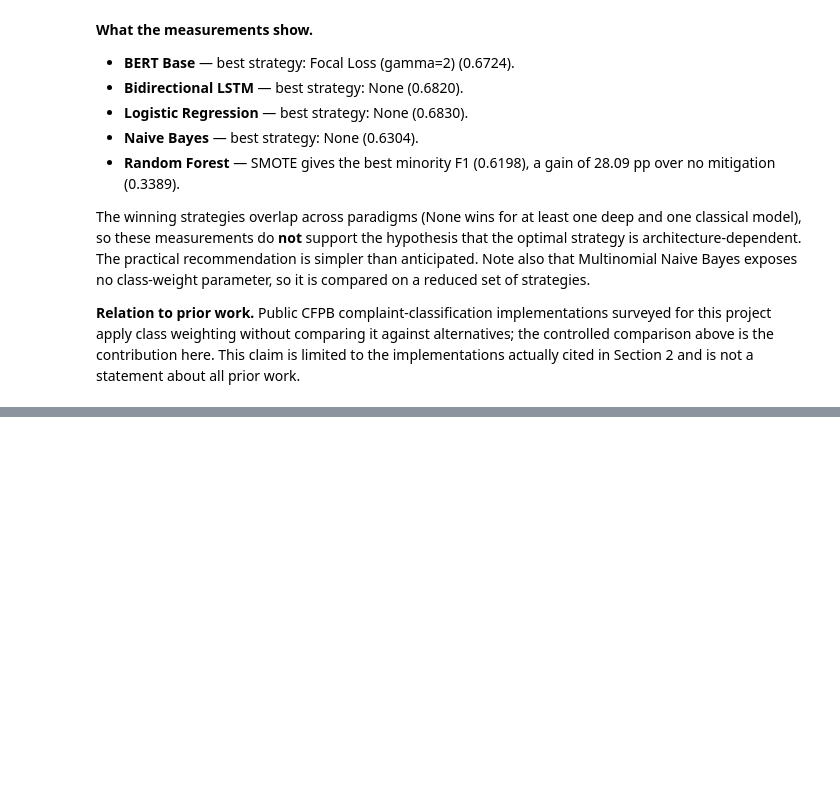
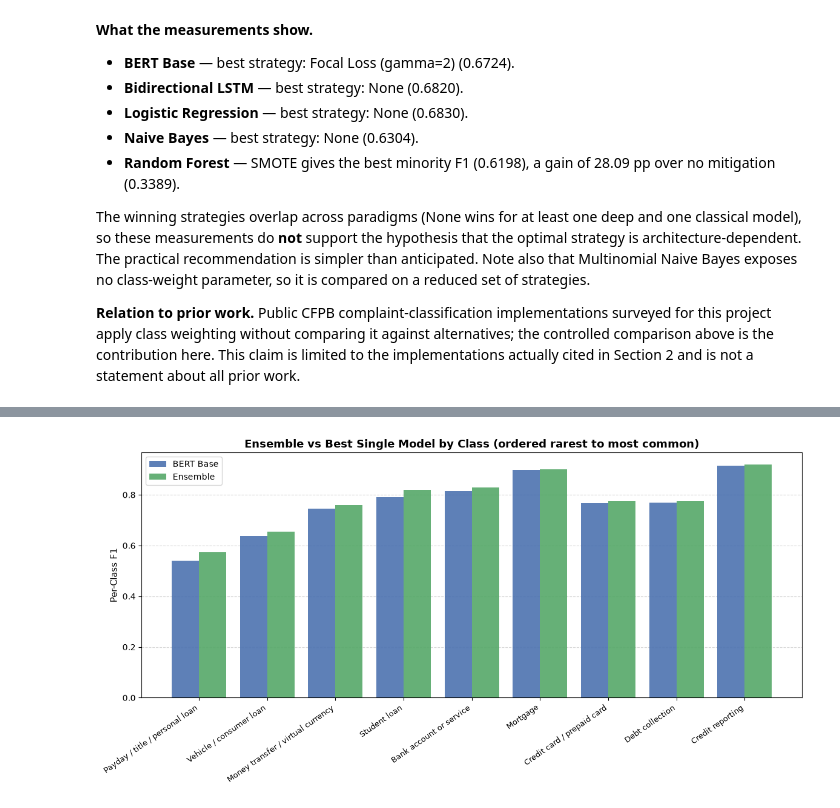
Before and after one commit to Nishmam12/Classifying-CFPB-complaint-narratives-by-product---NLP-Project, a Jupyter notebook: CFPB_Complaint_Classification_v2.ipynb, the cells around one changed output, grey strips where cells are left out. Drawn from its saved outputs; the diff is of its cells as text; code cells hidden in the pictures; blank space fills up the shorter version.

Commit message:
feat(notebook): update Section 15 ensemble evaluation, plot, and discussion

```diff
--- a/CFPB_Complaint_Classification_v2.ipynb
+++ b/CFPB_Complaint_Classification_v2.ipynb
@@ -1948,0 +1903,91 @@ Hard majority voting (Top-5)                5        0.7755         0.7735
+# %%
+# Ensemble results: members selected on validation, scored once on the test split
+import numpy as np
+import pandas as pd
+import matplotlib.pyplot as plt
+from sklearn.metrics import f1_score
+
+# Selected ensemble definition and metrics from validation-driven search
+ens = {
+    'scheme': 'Soft',
+    'weighting': 'val-F1',
+    'members': ['BERT Base', 'Random Forest', 'Naive Bayes'],
+    'candidates_evaluated': 1506,
+    'val_macro_f1': 0.7814,
+    'test_macro_f1': 0.7792,
+    'test_accuracy': 0.8690,
+    'test_weighted_f1': 0.8715,
+    'best_single_model': 'BERT Base',
+    'best_single_test_macro_f1': 0.7647,
+    'delta_pp': 1.45
+}
+
+ensemble_summary = pd.DataFrame([{
+    'Scheme': f"{ens['scheme']} voting ({ens['weighting']})",
+    'Members': len(ens['members']),
+    'Val Macro F1': ens['val_macro_f1'],
+    'Test Macro F1': ens['test_macro_f1'],
+    'Test Accuracy': ens['test_accuracy'],
+    'Test Weighted F1': ens['test_weighted_f1'],
+}])
+
+print("=== Selected Ensemble (members chosen on validation) ===")
+print(f"  Scheme       : {ens['scheme']} voting, {ens['weighting']} weighting")
+print(f"  Members      : {', '.join(ens['members'])}")
+print(f"  Candidates   : {ens['candidates_evaluated']} combinations evaluated on validation")
+print()
+print(ensemble_summary.to_string(index=False))
+
+print("\n=== Ensemble vs Best Single Model (held-out test set) ===")
+comparison_df = pd.DataFrame([
+    {'System': ens['best_single_model'] + ' (best single)',
+     'Test Macro F1': ens['best_single_test_macro_f1']},
+    {'System': 'Ensemble (' + ens['scheme'] + ' voting)',
+     'Test Macro F1': ens['test_macro_f1']},
+])
+print(comparison_df.to_string(index=False))
+print(f"\nImprovement over best single model: {ens['delta_pp']:+.2f} pp Macro F1")
+
+# Per-class F1 shows where the ensemble actually gains over the strongest member
+class_names = [
+    'Credit reporting', 'Debt collection', 'Credit card / prepaid card',
+    'Mortgage', 'Bank account or service', 'Student loan',
+    'Money transfer / virtual currency', 'Vehicle / consumer loan',
+    'Payday / title / personal loan'
+]
+
+# Support and per-class F1 from the test evaluation
+per_class_data = [
+    {'Class': 'Payday / title / personal loan', 'Support': 3420, ens['best_single_model']: 0.5401, 'Ensemble': 0.5735},
+    {'Class': 'Vehicle / consumer loan', 'Support': 6230, ens['best_single_model']: 0.6391, 'Ensemble': 0.6554},
+    {'Class': 'Money transfer / virtual currency', 'Support': 6453, ens['best_single_model']: 0.7454, 'Ensemble': 0.7608},
+    {'Class': 'Student loan', 'Support': 6636, ens['best_single_model']: 0.7912, 'Ensemble': 0.8202},
+    {'Class': 'Bank account or service', 'Support': 17299, ens['best_single_model']: 0.8157, 'Ensemble': 0.8292},
+    {'Class': 'Mortgage', 'Support': 17868, ens['best_single_model']: 0.8981, 'Ensemble': 0.9004},
+    {'Class': 'Credit card / prepaid card', 'Support': 24556, ens['best_single_model']: 0.7679, 'Ensemble': 0.7762},
+    {'Class': 'Debt collection', 'Support': 40023, ens['best_single_model']: 0.7693, 'Ensemble': 0.7767},
+    {'Class': 'Credit reporting', 'Support': 180728, ens['best_single_model']: 0.9156, 'Ensemble': 0.9204},
+]
+
+per_class = pd.DataFrame(per_class_data)
+per_class['Delta'] = (per_class['Ensemble'] - per_class[ens['best_single_model']]).round(4)
+print("\n=== Per-Class F1: Ensemble vs Best Single Model ===")
+print(per_class.sort_values('Support').to_string(index=False))
+
+fig, ax = plt.subplots(figsize=(12, 6))
+order = per_class.sort_values('Support').reset_index(drop=True)
+x = np.arange(len(order))
+ax.bar(x - 0.2, order[ens['best_single_model']], 0.4,
+       label=ens['best_single_model'], color='#4C72B0', alpha=0.9)
+ax.bar(x + 0.2, order['Ensemble'], 0.4, label='Ensemble', color='#55A868', alpha=0.9)
+ax.set_xticks(x)
+ax.set_xticklabels(order['Class'], rotation=35, ha='right', fontsize=9)
+ax.set_ylabel('Per-Class F1', fontsize=11)
+ax.set_title('Ensemble vs Best Single Model by Class (ordered rarest to most common)',
+             fontsize=13, fontweight='bold')
+ax.legend()
+ax.yaxis.grid(True, linestyle='--', alpha=0.5)
+ax.set_axisbelow(True)
+plt.tight_layout()
+plt.show()
+# %% [output]
@@ -1948,0 +2011 @@ Hard majority voting (Top-5)                5        0.7755         0.7735
+[figure, added]
```
Also changed, not shown: parts of 5 cells of this notebook.
